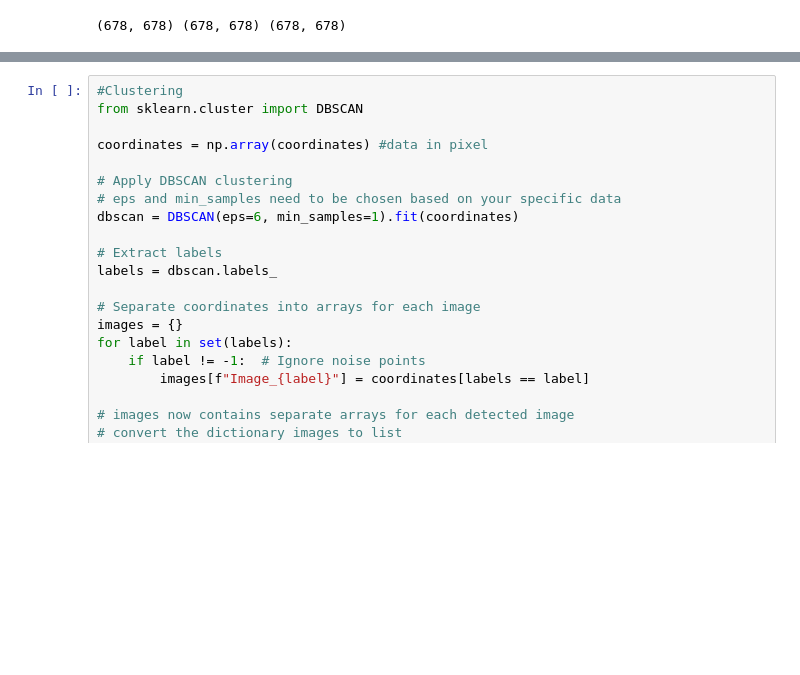
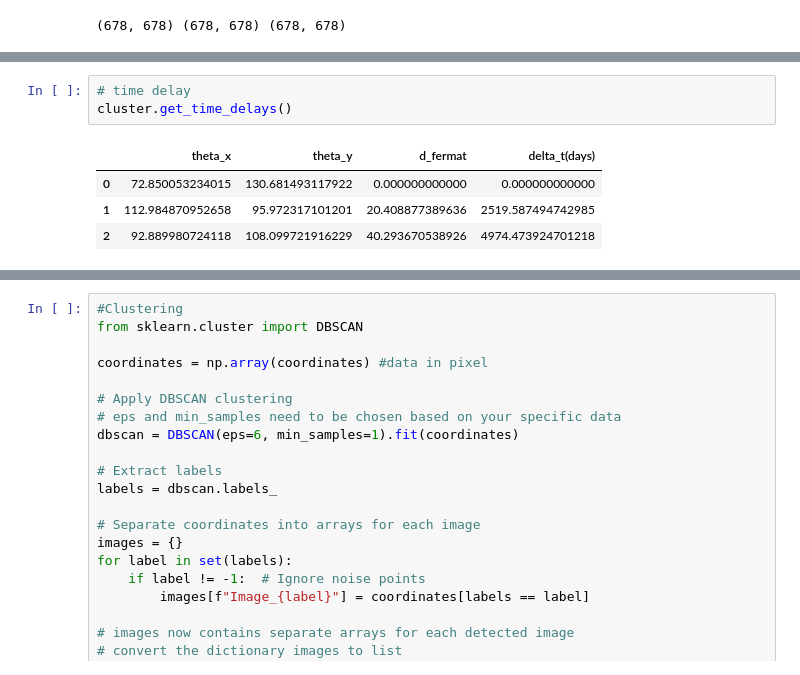
Before and after one commit to diceandcats/SURE-GW-lensing, a Jupyter notebook: Real stuffs/Real_lens.ipynb, the cells around one changed output, grey strips where cells are left out. Saved outputs shown, nothing was run; the diff lists cells and outputs as text; blank space fills up the shorter version.

```diff
--- a/Real stuffs/Real_lens.ipynb
+++ b/Real stuffs/Real_lens.ipynb
@@ -169,0 +157,8 @@ cluster.get_image_positions()
+# %%
+# time delay
+cluster.get_time_delays()
+# %% [output]
+|  | theta_x | theta_y | d_fermat | delta_t(days) |
+| 0 | 72.850053234015 | 130.681493117922 | 0.000000000000 | 0.000000000000 |
+| 1 | 112.984870952658 | 95.972317101201 | 20.408877389636 | 2519.587494742985 |
+| 2 | 92.889980724118 | 108.099721916229 | 40.293670538926 | 4974.473924701218 |
```
Also changed, not shown: parts of 8 cells of this notebook, 5 other files.
